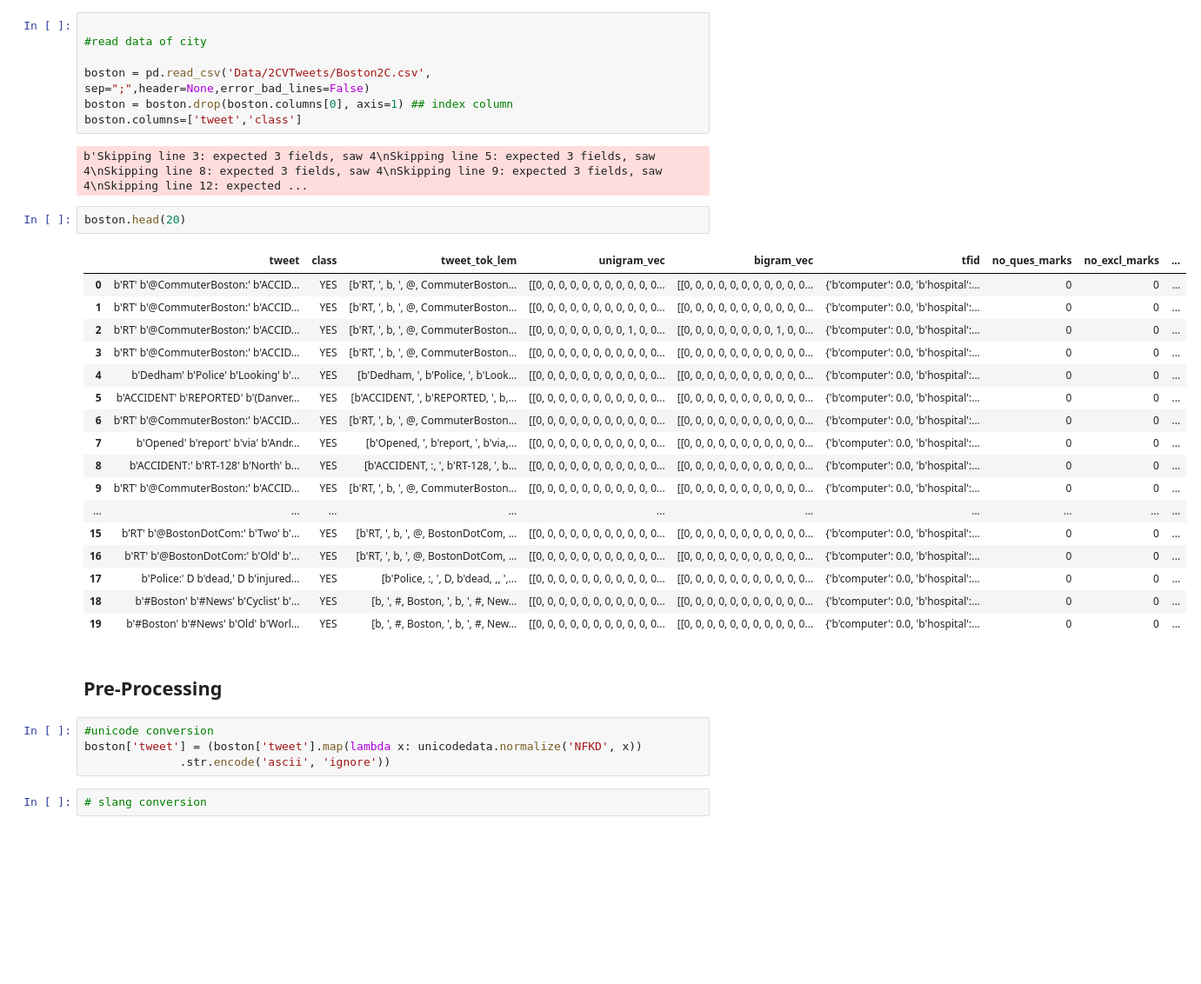
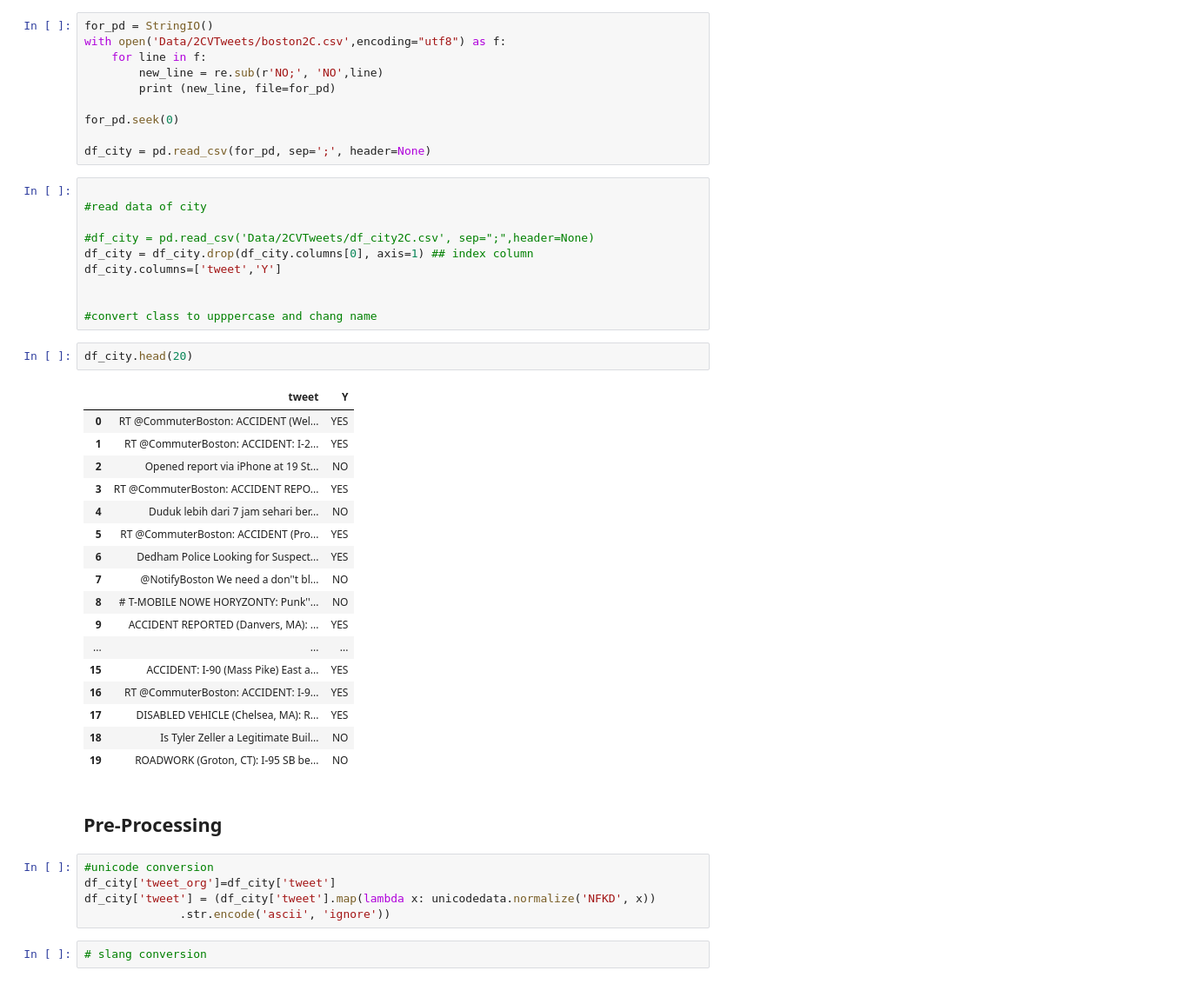
Before and after one commit to sheetalakadam/Social-Media-Analysis-for-Accident-Detection, a Jupyter notebook: BigDataP.ipynb, the cells around one changed output. Shown at 87% size. Drawn from its saved outputs; the diff is of its cells as text; blank space fills up the shorter version.

```diff
--- a/BigDataP.ipynb
+++ b/BigDataP.ipynb
@@ -22,37 +37,49 @@ pd.set_option('display.max_colwidth', -1)
+# %%
+for_pd = StringIO()
+with open('Data/2CVTweets/boston2C.csv',encoding="utf8") as f:
+    for line in f:
+        new_line = re.sub(r'NO;', 'NO',line)
+        print (new_line, file=for_pd)
+
+for_pd.seek(0)
+
+df_city = pd.read_csv(for_pd, sep=';', header=None)
 # %%
 
 #read data of city
 
-boston = pd.read_csv('Data/2CVTweets/Boston2C.csv', sep=";",header=None,error_bad_lines=False)
-boston = boston.drop(boston.columns[0], axis=1) ## index column
-boston.columns=['tweet','class']
+#df_city = pd.read_csv('Data/2CVTweets/df_city2C.csv', sep=";",header=None)
+df_city = df_city.drop(df_city.columns[0], axis=1) ## index column
+df_city.columns=['tweet','Y']
+
+
+#convert class to upppercase and chang name
-# %% [output]
-b'Skipping line 3: expected 3 fields, saw 4\nSkipping line 5: expected 3 fields, saw 4\nSkipping line 8: expected 3 fields, saw 4\nSkipping line 9: expected 3 fields, saw 4\nSkipping line 12: expected ...
 # %%
-boston.head(20)
+df_city.head(20)
 # %% [output]
-|  | tweet | class | tweet_tok_lem | unigram_vec | bigram_vec | tfid | no_ques_marks | no_excl_marks | ... |
-| 0 | b'RT' b'@CommuterBoston:' b'ACCID... | YES | [b'RT, ', b, ', @, CommuterBoston... | [[0, 0, 0, 0, 0, 0, 0, 0, 0, 0, 0... | [[0, 0, 0, 0, 0, 0, 0, 0, 0, 0, 0... | {'b'computer': 0.0, 'b'hospital':... | 0 | 0 | ... |
-| 1 | b'RT' b'@CommuterBoston:' b'ACCID... | YES | [b'RT, ', b, ', @, CommuterBoston... | [[0, 0, 0, 0, 0, 0, 0, 0, 0, 0, 0... | [[0, 0, 0, 0, 0, 0, 0, 0, 0, 0, 0... | {'b'computer': 0.0, 'b'hospital':... | 0 | 0 | ... |
-| 2 | b'RT' b'@CommuterBoston:' b'ACCID... | YES | [b'RT, ', b, ', @, CommuterBoston... | [[0, 0, 0, 0, 0, 0, 0, 0, 1, 0, 0... | [[0, 0, 0, 0, 0, 0, 0, 0, 1, 0, 0... | {'b'computer': 0.0, 'b'hospital':... | 0 | 0 | ... |
-| 3 | b'RT' b'@CommuterBoston:' b'ACCID... | YES | [b'RT, ', b, ', @, CommuterBoston... | [[0, 0, 0, 0, 0, 0, 0, 0, 0, 0, 0... | [[0, 0, 0, 0, 0, 0, 0, 0, 0, 0, 0... | {'b'computer': 0.0, 'b'hospital':... | 0 | 0 | ... |
-| 4 | b'Dedham' b'Police' b'Looking' b'... | YES | [b'Dedham, ', b'Police, ', b'Look... | [[0, 0, 0, 0, 0, 0, 0, 0, 0, 0, 0... | [[0, 0, 0, 0, 0, 0, 0, 0, 0, 0, 0... | {'b'computer': 0.0, 'b'hospital':... | 0 | 0 | ... |
-| 5 | b'ACCIDENT' b'REPORTED' b'(Danver... | YES | [b'ACCIDENT, ', b'REPORTED, ', b,... | [[0, 0, 0, 0, 0, 0, 0, 0, 0, 0, 0... | [[0, 0, 0, 0, 0, 0, 0, 0, 0, 0, 0... | {'b'computer': 0.0, 'b'hospital':... | 0 | 0 | ... |
-| 6 | b'RT' b'@CommuterBoston:' b'ACCID... | YES | [b'RT, ', b, ', @, CommuterBoston... | [[0, 0, 0, 0, 0, 0, 0, 0, 0, 0, 0... | [[0, 0, 0, 0, 0, 0, 0, 0, 0, 0, 0... | {'b'computer': 0.0, 'b'hospital':... | 0 | 0 | ... |
-| 7 | b'Opened' b'report' b'via' b'Andr... | YES | [b'Opened, ', b'report, ', b'via,... | [[0, 0, 0, 0, 0, 0, 0, 0, 0, 0, 0... | [[0, 0, 0, 0, 0, 0, 0, 0, 0, 0, 0... | {'b'computer': 0.0, 'b'hospital':... | 0 | 0 | ... |
-| 8 | b'ACCIDENT:' b'RT-128' b'North' b... | YES | [b'ACCIDENT, :, ', b'RT-128, ', b... | [[0, 0, 0, 0, 0, 0, 0, 0, 0, 0, 0... | [[0, 0, 0, 0, 0, 0, 0, 0, 0, 0, 0... | {'b'computer': 0.0, 'b'hospital':... | 0 | 0 | ... |
-| 9 | b'RT' b'@CommuterBoston:' b'ACCID... | YES | [b'RT, ', b, ', @, CommuterBoston... | [[0, 0, 0, 0, 0, 0, 0, 0, 0, 0, 0... | [[0, 0, 0, 0, 0, 0, 0, 0, 0, 0, 0... | {'b'computer': 0.0, 'b'hospital':... | 0 | 0 | ... |
-| ... | ... | ... | ... | ... | ... | ... | ... | ... | ... |
-| 15 | b'RT' b'@BostonDotCom:' b'Two' b'... | YES | [b'RT, ', b, ', @, BostonDotCom, ... | [[0, 0, 0, 0, 0, 0, 0, 0, 0, 0, 0... | [[0, 0, 0, 0, 0, 0, 0, 0, 0, 0, 0... | {'b'computer': 0.0, 'b'hospital':... | 0 | 0 | ... |
-| 16 | b'RT' b'@BostonDotCom:' b'Old' b'... | YES | [b'RT, ', b, ', @, BostonDotCom, ... | [[0, 0, 0, 0, 0, 0, 0, 0, 0, 0, 0... | [[0, 0, 0, 0, 0, 0, 0, 0, 0, 0, 0... | {'b'computer': 0.0, 'b'hospital':... | 0 | 0 | ... |
-| 17 | b'Police:' D b'dead,' D b'injured... | YES | [b'Police, :, ', D, b'dead, ,, ',... | [[0, 0, 0, 0, 0, 0, 0, 0, 0, 0, 0... | [[0, 0, 0, 0, 0, 0, 0, 0, 0, 0, 0... | {'b'computer': 0.0, 'b'hospital':... | 0 | 0 | ... |
-| 18 | b'#Boston' b'#News' b'Cyclist' b'... | YES | [b, ', #, Boston, ', b, ', #, New... | [[0, 0, 0, 0, 0, 0, 0, 0, 0, 0, 0... | [[0, 0, 0, 0, 0, 0, 0, 0, 0, 0, 0... | {'b'computer': 0.0, 'b'hospital':... | 0 | 0 | ... |
-| 19 | b'#Boston' b'#News' b'Old' b'Worl... | YES | [b, ', #, Boston, ', b, ', #, New... | [[0, 0, 0, 0, 0, 0, 0, 0, 0, 0, 0... | [[0, 0, 0, 0, 0, 0, 0, 0, 0, 0, 0... | {'b'computer': 0.0, 'b'hospital':... | 0 | 0 | ... |
+|  | tweet | Y |
+| 0 | RT @CommuterBoston: ACCIDENT (Wel... | YES |
+| 1 | RT @CommuterBoston: ACCIDENT: I-2... | YES |
+| 2 | Opened report via iPhone at 19 St... | NO |
+| 3 | RT @CommuterBoston: ACCIDENT REPO... | YES |
+| 4 | Duduk lebih dari 7 jam sehari ber... | NO |
+| 5 | RT @CommuterBoston: ACCIDENT (Pro... | YES |
+| 6 | Dedham Police Looking for Suspect... | YES |
+| 7 | @NotifyBoston We need a don''t bl... | NO |
+| 8 | # T-MOBILE NOWE HORYZONTY: Punk''... | NO |
+| 9 | ACCIDENT REPORTED (Danvers, MA): ... | YES |
+| ... | ... | ... |
+| 15 | ACCIDENT: I-90 (Mass Pike) East a... | YES |
+| 16 | RT @CommuterBoston: ACCIDENT: I-9... | YES |
+| 17 | DISABLED VEHICLE (Chelsea, MA): R... | YES |
+| 18 | Is Tyler Zeller a Legitimate Buil... | NO |
+| 19 | ROADWORK (Groton, CT): I-95 SB be... | NO |
 # %% [markdown]
 ## Pre-Processing
 # %%
 #unicode conversion
-boston['tweet'] = (boston['tweet'].map(lambda x: unicodedata.normalize('NFKD', x))
+df_city['tweet_org']=df_city['tweet']
+df_city['tweet'] = (df_city['tweet'].map(lambda x: unicodedata.normalize('NFKD', x))
               .str.encode('ascii', 'ignore'))
 # %%
 # slang conversion
```
Also changed, not shown: parts of 44 cells of this notebook, 2 other files.
